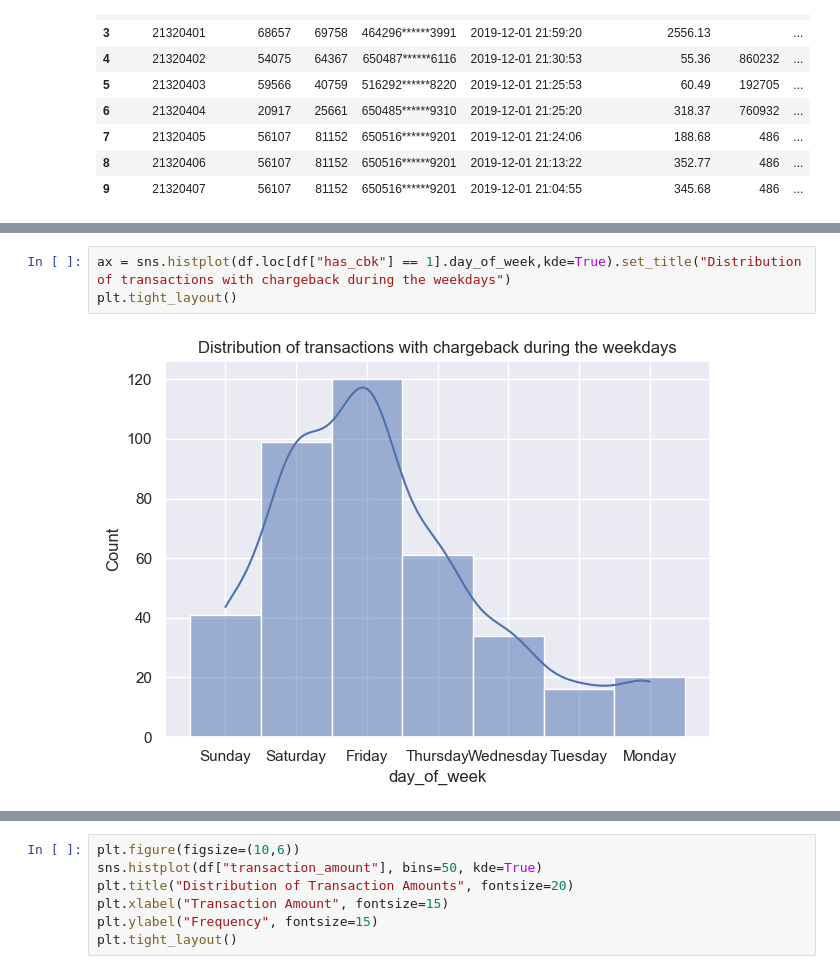
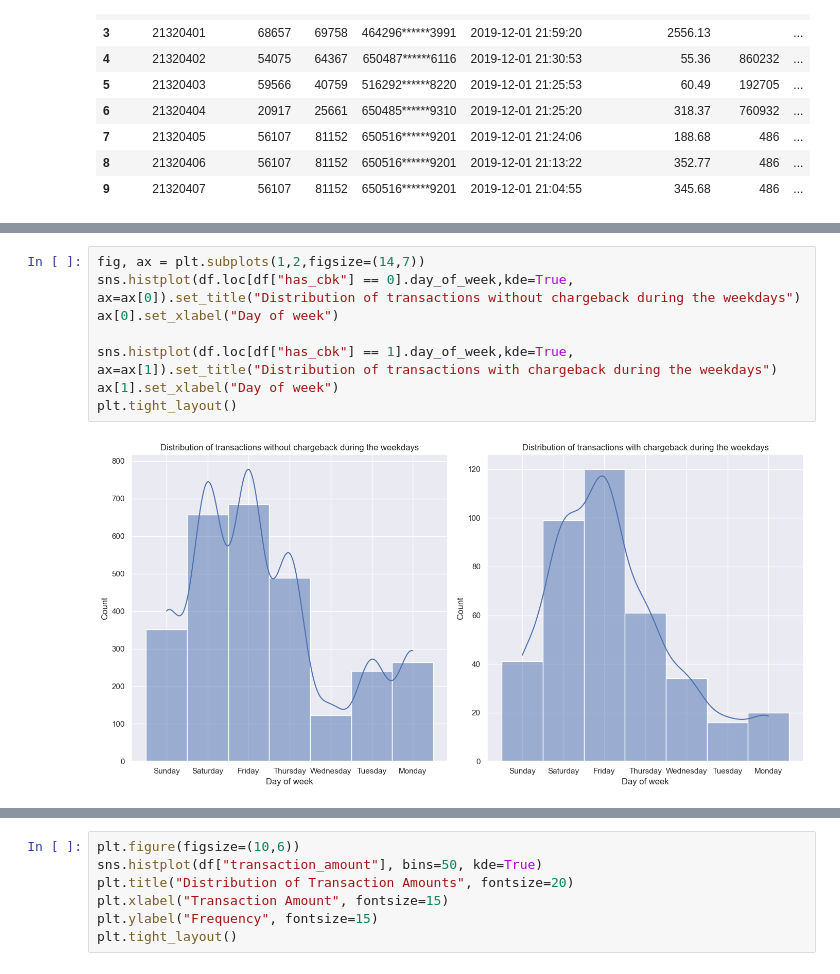
Before and after one commit to rehpires/Risk-analyst-case, a Jupyter notebook: Transactional data.ipynb, the cells around one changed output, grey strips where cells are left out. Cells and saved outputs as stored; diff of their text form.

```diff
--- a/Transactional data.ipynb
+++ b/Transactional data.ipynb
@@ -103,7 +117,12 @@ Tuesday       16
 Wednesday     34
 Name: transaction_id, dtype: int64
 # %%
-ax = sns.histplot(df.loc[df["has_cbk"] == 1].day_of_week,kde=True).set_title("Distribution of transactions with chargeback during the weekdays")
+fig, ax = plt.subplots(1,2,figsize=(14,7))
+sns.histplot(df.loc[df["has_cbk"] == 0].day_of_week,kde=True, ax=ax[0]).set_title("Distribution of transactions without chargeback during the weekdays")
+ax[0].set_xlabel("Day of week")
+
+sns.histplot(df.loc[df["has_cbk"] == 1].day_of_week,kde=True, ax=ax[1]).set_title("Distribution of transactions with chargeback during the weekdays")
+ax[1].set_xlabel("Day of week")
 plt.tight_layout()
 # %% [output]
-[figure, old version]
+[figure, new version]
```
Also changed, not shown: parts of 23 cells of this notebook, 1 other file.
